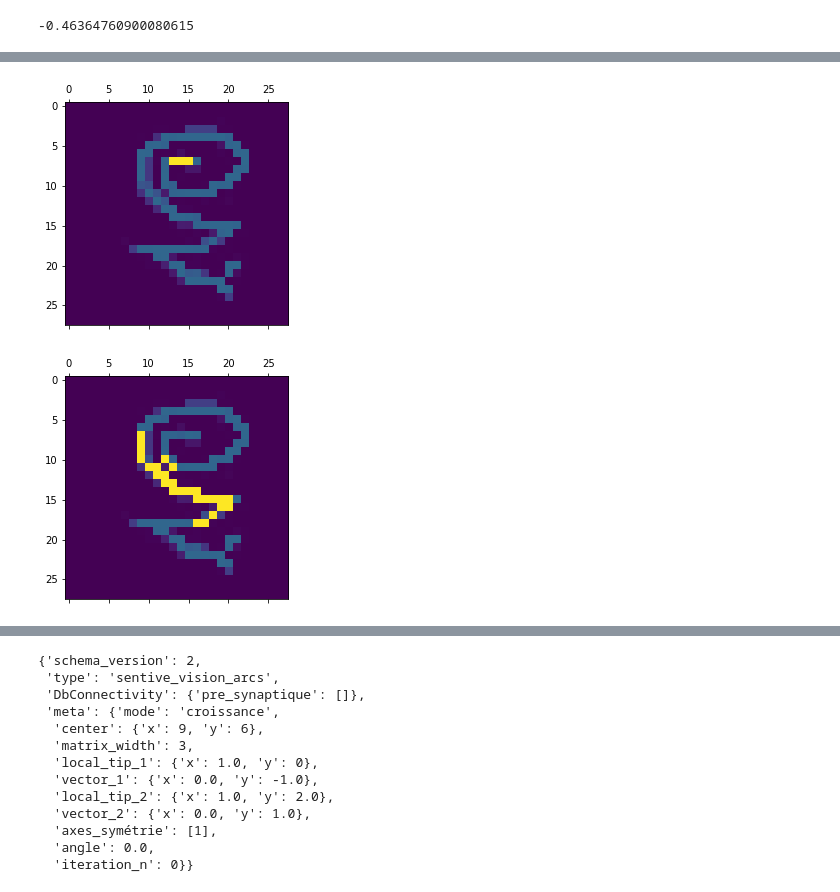
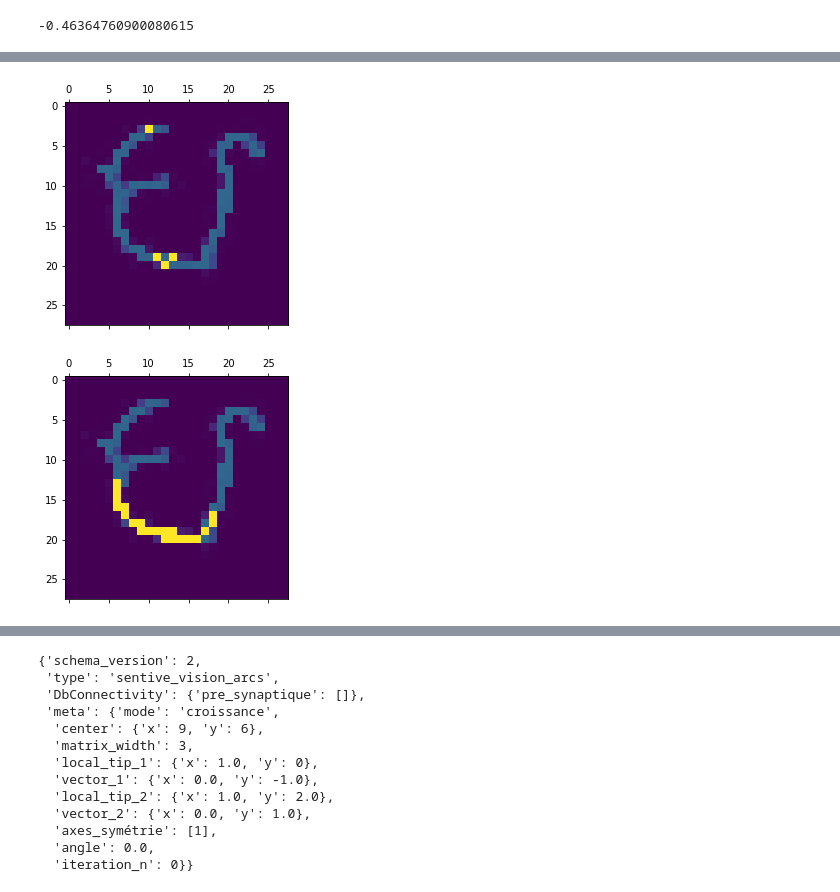
Before and after one commit to oliviermanette/metadl, a Jupyter notebook: starting_kit/sandbox_flod.ipynb, the cells around one changed output, grey strips where cells are left out. Cells and saved outputs as stored; diff of their text form; code cells hidden in the pictures.

```diff
--- a/starting_kit/sandbox_flod.ipynb
+++ b/starting_kit/sandbox_flod.ipynb
@@ -1226,8 +1317,8 @@ show_neuron_receptive_field(321,episd_id)
 # %%
-show_neuron_receptive_field(550,episd_id)
+show_neuron_receptive_field(179,episd_id)
 # %% [output]
-[figure, old version]
+[figure, new version]
 # %%
-show_neuron_receptive_field(551,episd_id)
+show_neuron_receptive_field(350,episd_id)
 # %% [output]
-[figure, old version]
+[figure, new version]
```
Also changed, not shown: parts of 26 cells of this notebook.
